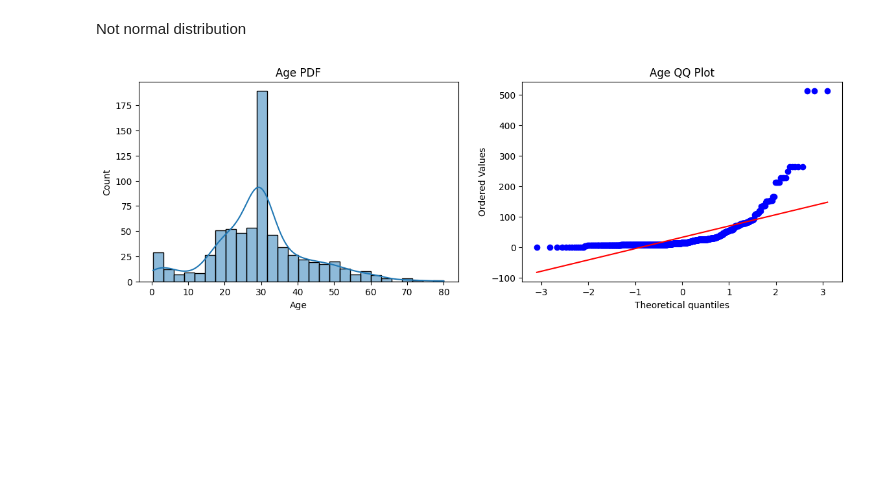
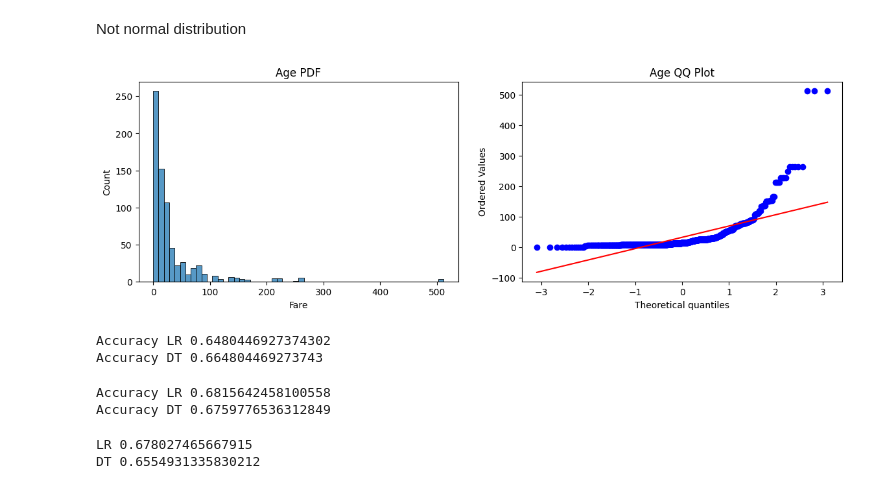
Before and after one commit to ahamudul-hasan/Machine-Learning, a Jupyter notebook: 3_Features_Engineering/1_Features_Transformations/3_Transformer/functional_transformer.ipynb, the cells around one changed output. Saved outputs shown, nothing was run; the diff lists cells and outputs as text; code cells hidden in the pictures; blank space fills up the shorter version.

Commit message:
functional transformer done

```diff
--- a/3_Features_Engineering/1_Features_Transformations/3_Transformer/functional_transformer.ipynb
+++ b/3_Features_Engineering/1_Features_Transformations/3_Transformer/functional_transformer.ipynb
@@ -70,13 +70,13 @@ Not normal distribution
 # %%
 plt.figure(figsize=(14,4))
 plt.subplot(121)
-sns.histplot(X_train['Age'], kde=True)
+sns.histplot(X_train['Fare'])
 plt.title('Age PDF')
 
 plt.subplot(122)
 stats.probplot(X_train['Fare'], dist="norm", plot=plt)
 plt.title('Age QQ Plot')
 
 plt.show()
 # %% [output]
-[figure, old version]
+[figure, new version]
@@ -82,0 +86,12 @@ plt.show()
+# %%
+clf.fit(X_train,y_train)
+clf2.fit(X_train,y_train)
+
+y_pred = clf.predict(X_test)
+y_pred1 = clf2.predict(X_test)
+
+print("Accuracy LR",accuracy_score(y_test,y_pred))
+print("Accuracy DT",accuracy_score(y_test,y_pred1))
+# %% [output]
+Accuracy LR 0.6480446927374302
+Accuracy DT 0.664804469273743
@@ -82,0 +103,26 @@ plt.show()
+# %%
+clf = LogisticRegression()
+clf2 = DecisionTreeClassifier()
+
+clf.fit(X_train_transformed,y_train)
+clf2.fit(X_train_transformed,y_train)
+
+y_pred = clf.predict(X_test_transformed)
+y_pred1 = clf2.predict(X_test_transformed)
+
+print("Accuracy LR",accuracy_score(y_test,y_pred))
+print("Accuracy DT",accuracy_score(y_test,y_pred1))
+# %% [output]
+Accuracy LR 0.6815642458100558
+Accuracy DT 0.6759776536312849
+# %%
+X_transformed = trf.fit_transform(X)
+
+clf = LogisticRegression()
+clf2 = DecisionTreeClassifier()
+
+print("LR",np.mean(cross_val_score(clf,X_transformed,y,scoring='accuracy',cv=10)))
+print("DT",np.mean(cross_val_score(clf2,X_transformed,y,scoring='accuracy',cv=10)))
+# %% [output]
+LR 0.678027465667915
+DT 0.6554931335830212
```
Also changed, not shown: parts of 10 cells of this notebook, 1 other file.
